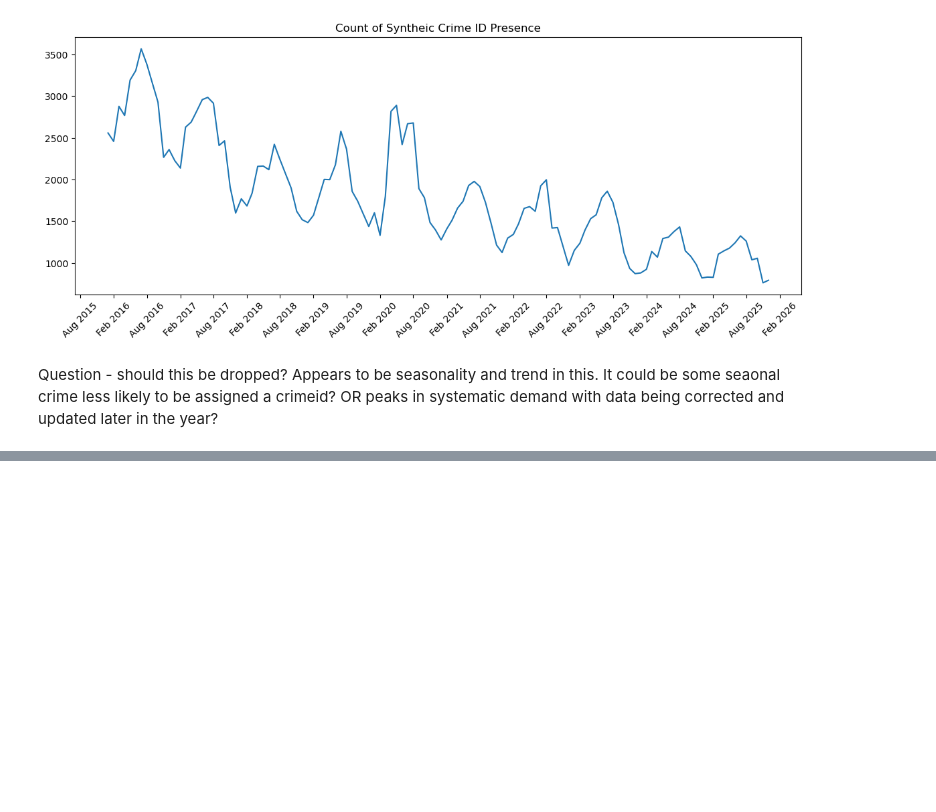
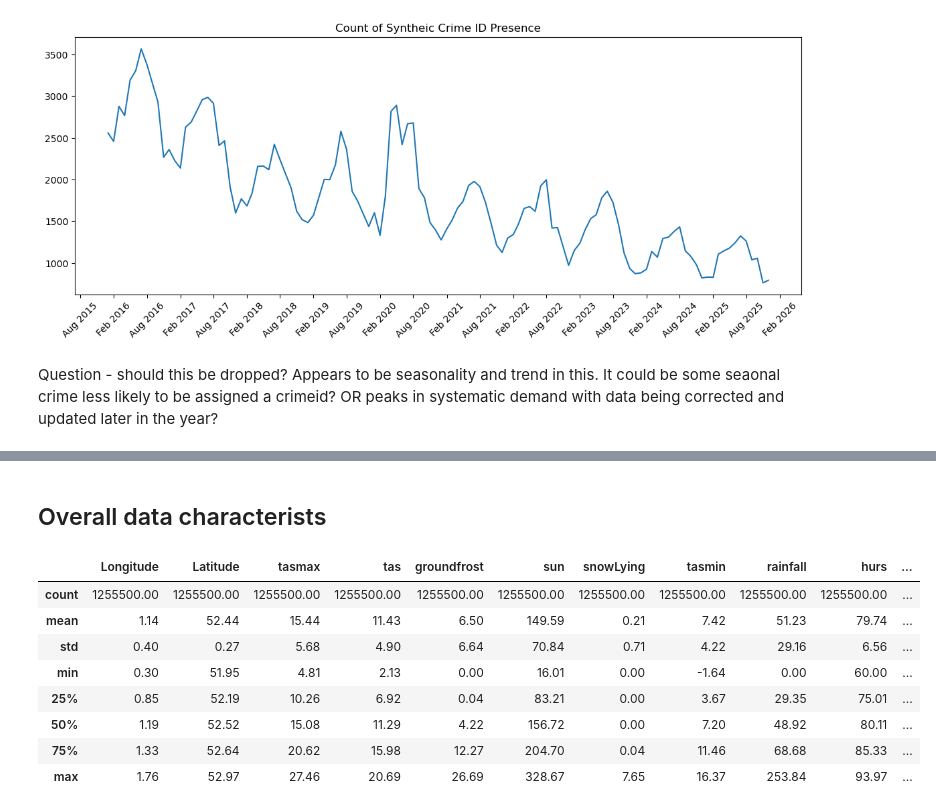
Before and after one commit to ClimatologyProjectProfile/crimetology, a Jupyter notebook: crime_weather_EDA.ipynb, the cells around one changed output, grey strips where cells are left out. Drawn from its saved outputs; the diff is of its cells as text; code cells hidden in the pictures; blank space fills up the shorter version.

Commit message:
nan cleaning and general characteristics check

```diff
--- a/crime_weather_EDA.ipynb
+++ b/crime_weather_EDA.ipynb
@@ -238,0 +267,2 @@ Question - should this be dropped? Appears to be seasonality and trend in this.
+# %%
+data: DataFrame=data.dropna()
@@ -238,0 +287,14 @@ Question - should this be dropped? Appears to be seasonality and trend in this.
+# %% [markdown]
+## Overall data characterists
+# %%
+data.describe().round(decimals=2)
+# %% [output]
+|  | Longitude | Latitude | tasmax | tas | groundfrost | sun | snowLying | tasmin | rainfall | hurs | ... |
+| count | 1255500.00 | 1255500.00 | 1255500.00 | 1255500.00 | 1255500.00 | 1255500.00 | 1255500.00 | 1255500.00 | 1255500.00 | 1255500.00 | ... |
+| mean | 1.14 | 52.44 | 15.44 | 11.43 | 6.50 | 149.59 | 0.21 | 7.42 | 51.23 | 79.74 | ... |
+| std | 0.40 | 0.27 | 5.68 | 4.90 | 6.64 | 70.84 | 0.71 | 4.22 | 29.16 | 6.56 | ... |
+| min | 0.30 | 51.95 | 4.81 | 2.13 | 0.00 | 16.01 | 0.00 | -1.64 | 0.00 | 60.00 | ... |
+| 25% | 0.85 | 52.19 | 10.26 | 6.92 | 0.04 | 83.21 | 0.00 | 3.67 | 29.35 | 75.01 | ... |
+| 50% | 1.19 | 52.52 | 15.08 | 11.29 | 4.22 | 156.72 | 0.00 | 7.20 | 48.92 | 80.11 | ... |
+| 75% | 1.33 | 52.64 | 20.62 | 15.98 | 12.27 | 204.70 | 0.04 | 11.46 | 68.68 | 85.33 | ... |
+| max | 1.76 | 52.97 | 27.46 | 20.69 | 26.69 | 328.67 | 7.65 | 16.37 | 253.84 | 93.97 | ... |
```
Also changed, not shown: parts of 14 cells of this notebook.
